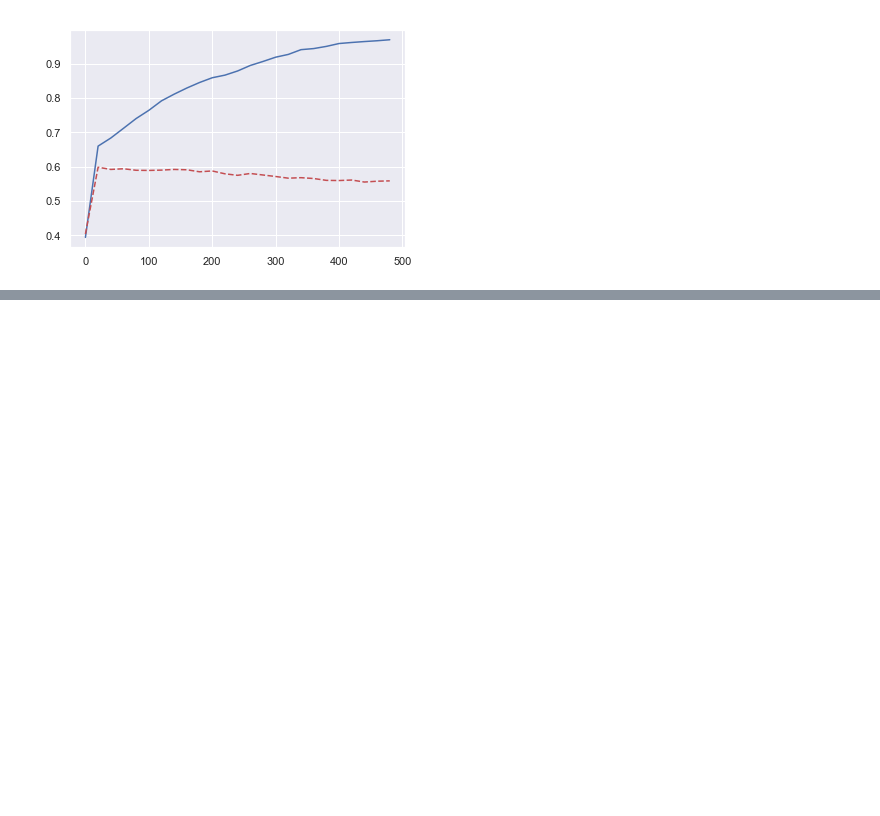
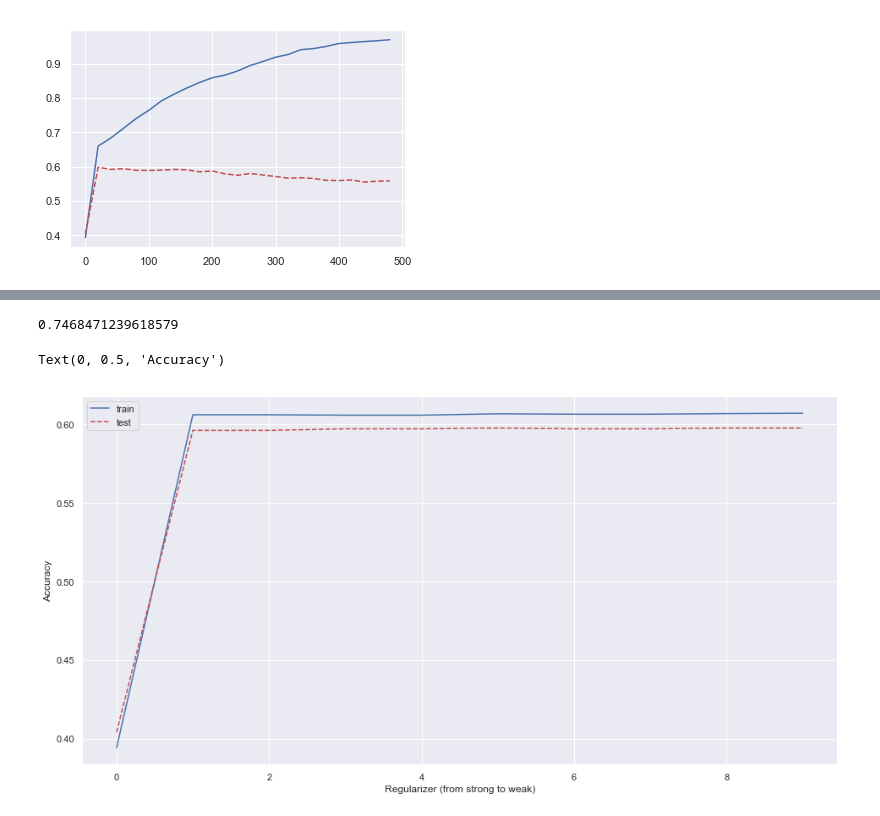
Before and after one commit to RyChen-Cornell/ORIE4741-Group-Project, a Jupyter notebook: historical_data.ipynb, the cells around one changed output, grey strips where cells are left out. Cells and saved outputs as stored; diff of their text form; code cells hidden in the pictures; blank space fills up the shorter version.

Commit message:
logistic regression more depth

```diff
--- a/historical_data.ipynb
+++ b/historical_data.ipynb
@@ -1052,0 +1092,7 @@ plt.plot(idx, test_accu, 'r--')
+# %%
+# fit logistic regression
+from sklearn.linear_model import LogisticRegression
+log_clf = LogisticRegression(penalty='l1', random_state=0, solver='saga', max_iter=2000)
+log_clf.fit(X_train, y_train)
+# train accuracy
+log_clf.score(X_train, y_train)
@@ -1052,0 +1130,28 @@ plt.plot(idx, test_accu, 'r--')
+# %%
+# f1 score
+f1_score(y_test, y_pred)
+# %% [output]
+0.7468471239618579
+# %%
+c = [0.001, 0.005, 0.01, 0.05, 0.1, 0.5, 1, 3, 5, 10]
+train_accu = np.zeros(10)
+test_accu = np.zeros(10)
+# L1 regularizer
+for i in range(10):
+    # Inverse of regularization strength; smaller values specify stronger regularization.
+    log_clf = LogisticRegression(penalty='l1', random_state=0, solver='liblinear', max_iter=2000, C = c[i])
+    log_clf.fit(X_train.values, y_train)
+    # train accuracy
+    train_accu[i]=log_clf.score(X_train.values, y_train)
+    # test accuracy
+    test_accu[i] = log_clf.score(X_test.values, y_test)
+idx = list(range(10))
+plt.figure(figsize=(16,8))
+plt.plot(idx, train_accu, 'b-', label = 'train')
+plt.plot(idx, test_accu, 'r--', label = 'test')
+plt.legend()
+plt.xlabel("Regularizer (from strong to weak)")
+plt.ylabel("Accuracy")
+# %% [output]
+Text(0, 0.5, 'Accuracy')
+[figure, added]
```
Also changed, not shown: parts of 7 cells of this notebook.
